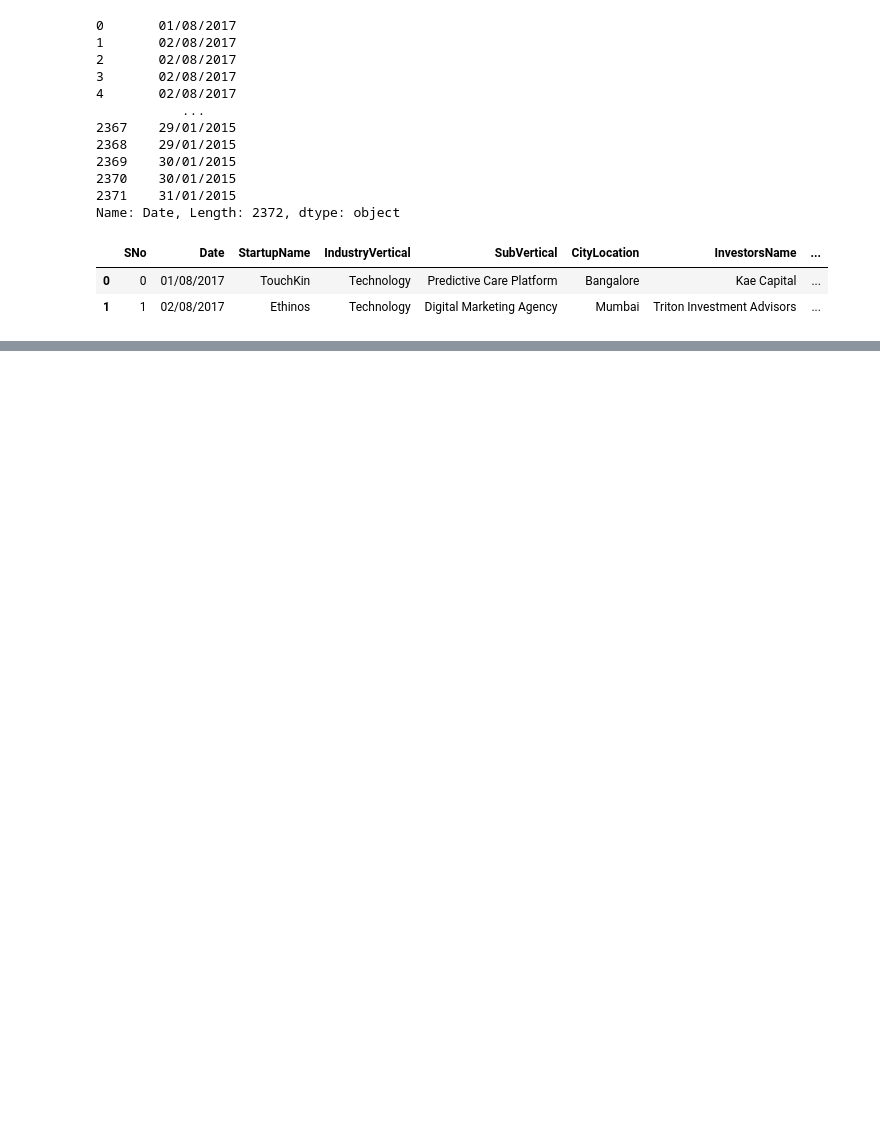
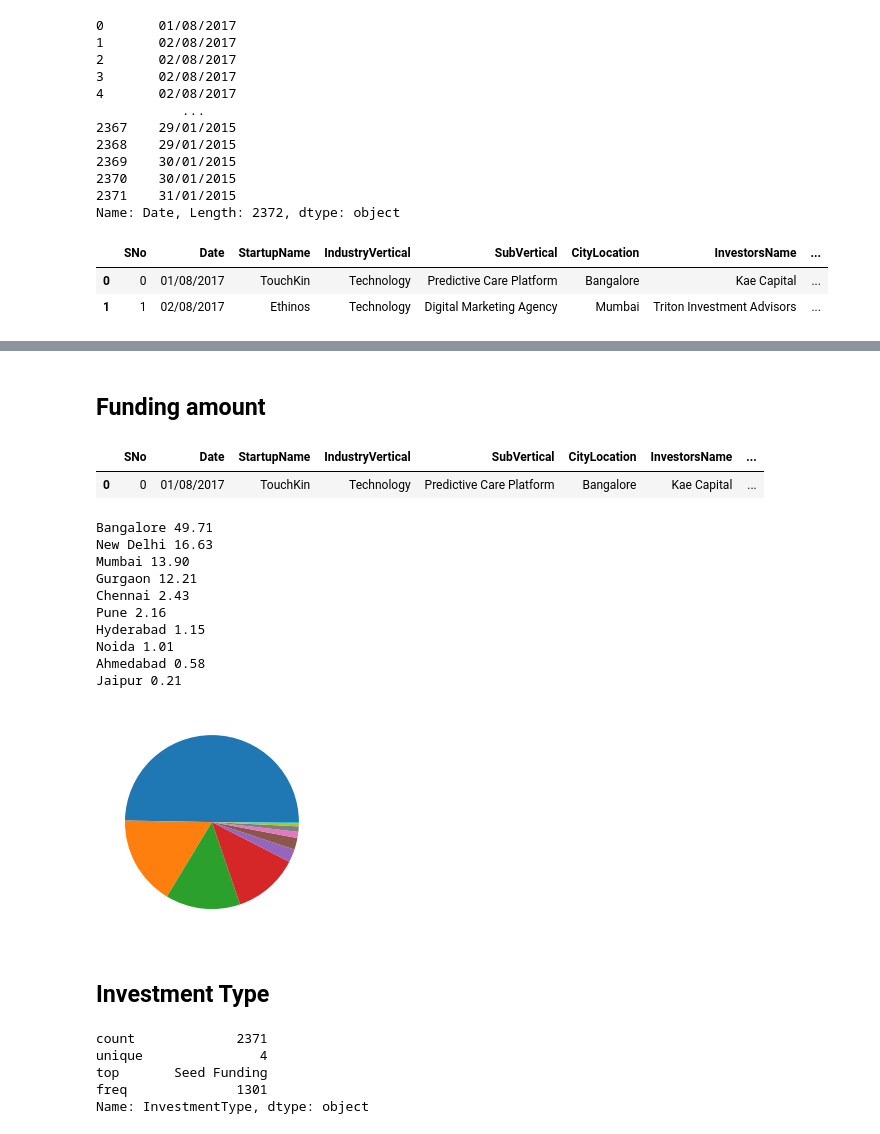
Before and after one commit to Gauravkhetwal/DataScience, a Jupyter notebook: 14. Project-Case Study(Part-1)/Startup_funding_solution.ipynb, the cells around one changed output, grey strips where cells are left out. Saved outputs shown, nothing was run; the diff lists cells and outputs as text; code cells hidden in the pictures; blank space fills up the shorter version.

```diff
--- a/14. Project-Case Study(Part-1)/Startup_funding_solution.ipynb
+++ b/14. Project-Case Study(Part-1)/Startup_funding_solution.ipynb
@@ -195,0 +235,58 @@ plt.show()
+# %% [markdown]
+## Funding amount
+# %%
+df = pd.read_csv('startup_funding.csv')
+
+df.head(1)
+# %% [output]
+|  | SNo | Date | StartupName | IndustryVertical | SubVertical | CityLocation | InvestorsName | ... |
+| 0 | 0 | 01/08/2017 | TouchKin | Technology | Predictive Care Platform | Bangalore | Kae Capital | ... |
+# %%
+df.AmountInUSD.fillna(0, inplace = True)
+df = df[df['CityLocation'].notna()]
+df['CityLocation'].replace('Delhi','New Delhi',inplace = True)
+df['CityLocation'].replace('bangalore','Bangalore',inplace = True)
+
+def sepearteCity(city):
+    return city.split('/')[0].strip()
+df['CityLocation'] = df['CityLocation'].apply(sepearteCity)
+df['AmountInUSD'] = df['AmountInUSD'].astype(str)
+def removeComma(s):
+    s = s.replace(',','')
+    return s
+
+df['AmountInUSD'] = df['AmountInUSD'].apply(removeComma)
+df['AmountInUSD'] = df['AmountInUSD'].astype(float)
+dict_Citywise_amount = {}
+for i in range(len(df['CityLocation'])):
+    dict_Citywise_amount[df['CityLocation'].iloc[i]] = dict_Citywise_amount.get(df['CityLocation'].iloc[i],0)+df['AmountInUSD'].iloc[i]
+total_Amount_per_city = list(dict_Citywise_amount.values())
+total_Amount_per_city.sort()
+
+total_Amount_per_city = total_Amount_per_city[::-1]
+total_Amount = sum(total_Amount_per_city[0:10])
+total_Amount
+def findKey(x):
+    for i in list(dict_Citywise_amount.keys()):
+        if(dict_Citywise_amount[i] == x):
+            return i
+for i in range(10):
+    percentage_per_city = (total_Amount_per_city[i]/total_Amount)*100
+    print(findKey(total_Amount_per_city[i]),format(percentage_per_city,'.2f'))
+
+plt.pie(total_Amount_per_city[0:10])
+plt.show()
+# %% [output]
+Bangalore 49.71
+New Delhi 16.63
+Mumbai 13.90
+Gurgaon 12.21
+Chennai 2.43
+Pune 2.16
+Hyderabad 1.15
+Noida 1.01
+Ahmedabad 0.58
+Jaipur 0.21
+[figure, added]
+# %% [markdown]
+## Investment Type
@@ -195,0 +298,8 @@ plt.show()
+# %%
+df['InvestmentType'].describe()
+# %% [output]
+count             2371
+unique               4
+top       Seed Funding
+freq              1301
+Name: InvestmentType, dtype: object
```
Also changed, not shown: parts of 15 cells of this notebook.
